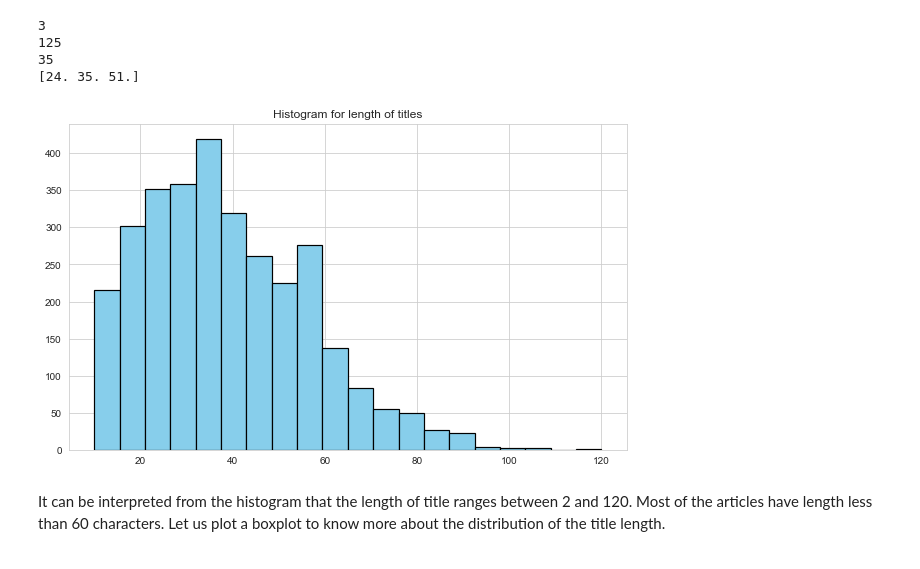
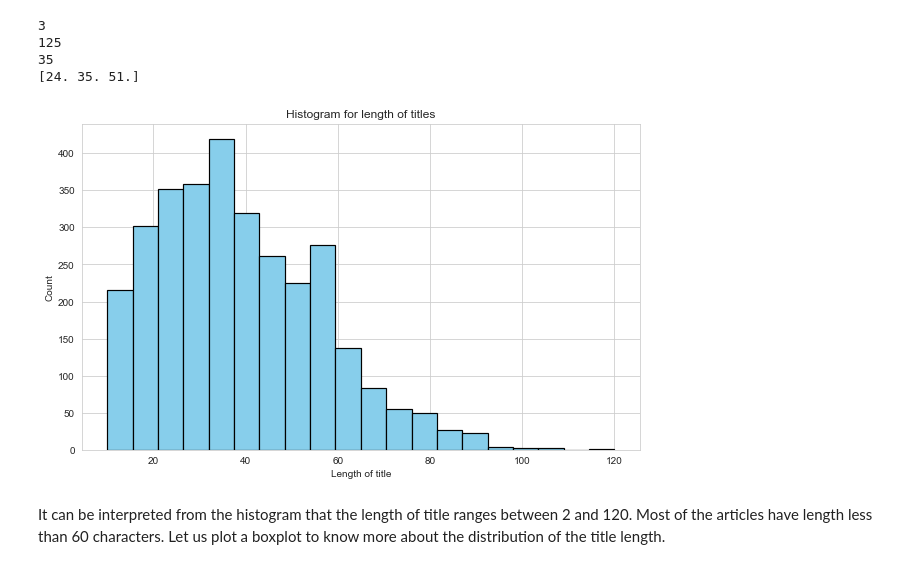
Before and after one commit to chetnakhanna16/oyewiki_ds_analysis, a Jupyter notebook: Oyewiki_Articles.ipynb, the cells around one changed output. Drawn from its saved outputs; the diff is of its cells as text; code cells hidden in the pictures.

Commit message:
Added correct x and y labels to images

```diff
--- a/Oyewiki_Articles.ipynb
+++ b/Oyewiki_Articles.ipynb
@@ -71,12 +71,14 @@ rcParams['figure.figsize'] = (10,8)
 # %%
 #plotting the histogram of length of titles
 fig = plt.figure(figsize = (10,6))
 plt.hist(length_title_list, bins = 20, range = [10,120], color = "skyblue", edgecolor = 'black', linewidth = 1.2)
 plt.title("Histogram for length of titles")
+plt.xlabel("Length of title")
+plt.ylabel("Count")
 fig.savefig('hist_length_title.png', bbox_inches = "tight")
 plt.show()
 # %% [output]
-[figure, old version]
+[figure, new version]
 # %% [markdown]
 It can be interpreted from the histogram that the length of title ranges between 2 and 120. Most of the articles have length less than 60 characters. Let us plot a boxplot to know more about the distribution of the title length.
 # %%
```
Also changed, not shown: 3 other files.
